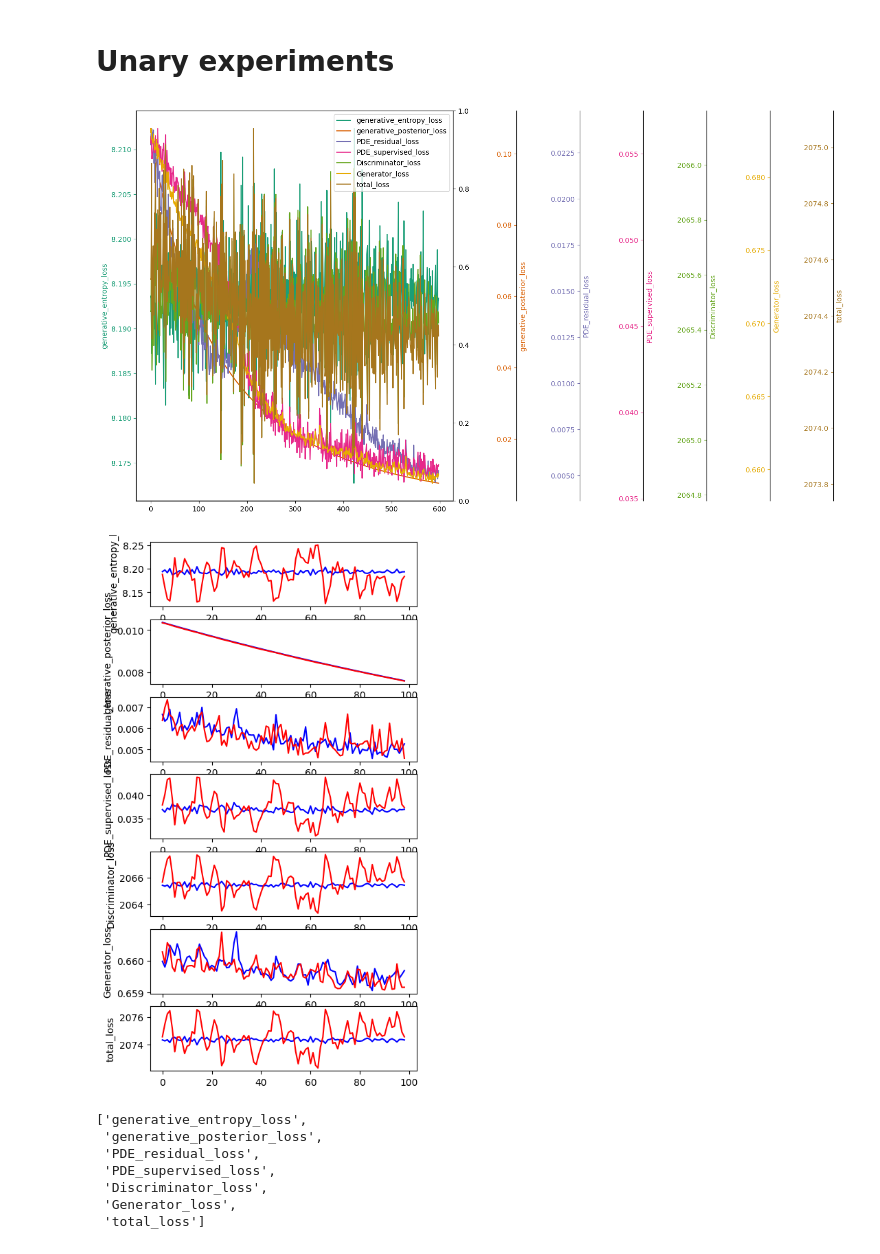
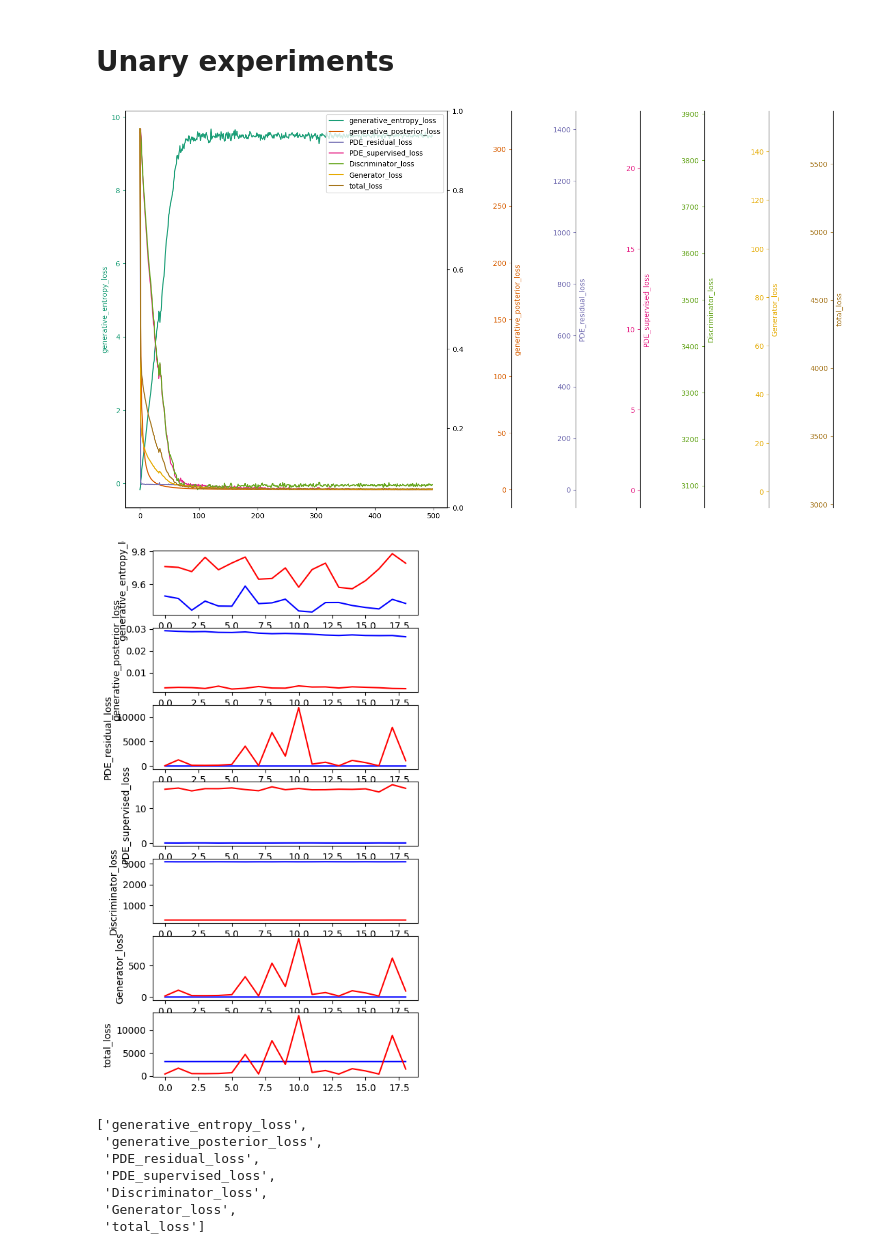
Before and after one commit to grmc1999/PhysicsSimulationDeepLearning, a Jupyter notebook: Notebooks/Result_analysis.ipynb, the cells around one changed output. Drawn from its saved outputs; the diff is of its cells as text; code cells hidden in the pictures.

```diff
--- a/Notebooks/Result_analysis.ipynb
+++ b/Notebooks/Result_analysis.ipynb
@@ -48,6 +49,7 @@ root="../Exps/GAN_PI"
 #root="../Exps/Data_sensibility_exps/GAN_PI"
 # %%
 model_id="GAN_PI_LL_s10_PDELL_D_os_3_G_os_5"
+model_id="GAN_PI_PointNet_LL_s10_PDELL"
 hist=np.load(os.path.join(root,model_id,"loss_results.npy"),allow_pickle=True)
 hist=hist.tolist()
 # %%
@@ -60,36 +62,38 @@ for k in hist[1]["train"]["generative_losses"][0].keys():
         reduce(lambda x,y:x+y,list(b[k] for b in hist[ep]["train"]["generative_losses"])) for ep in hist.keys()
     )
 
-inidx_1=200
+inidx_1=0
 inidx_2=-1
 fig,axs=plt.subplots(figsize=(10,10))
 fig.subplots_adjust(right=0.75)
 t_lines=[]
 axss=[axs]
+colors = mpl.colormaps['Dark2'].colors
+
 for i,(k,color) in enumerate(zip(step_loss.keys(),colors)):
 
     if i>0:
         axs.spines.left.set_position(("axes",1.0 + i*0.2))
         axs.spines.right.set_position(("axes",1.0 + i*0.2))
         axs.spines.top.set_position(("axes",1.0 + i*0.2))
     line=axs.plot(np.arange(len(step_loss[k][inidx_1:inidx_2])),step_loss[k][inidx_1:inidx_2],color=color,label=k)
     t_lines.append(line)
     axs=axs.twinx()
     axss.append(axs)
 
 
 for line,axs,label,color in zip(t_lines,axss,step_loss.keys(),colors):
     axs.yaxis.label.set_color(color)
     axs.set(ylabel=label)
     axs.tick_params(axis='y', colors=color)
 
 
 t_lines=reduce(lambda x,y:x+y,t_lines)
 axs.legend(t_lines,[l.get_label() for l in t_lines])
 
 plt.show()
 # %% [output]
-[figure, old version]
+[figure, new version]
 # %%
 step_loss_train={}
 step_loss_test={}
@@ -104,7 +108,7 @@ for k in hist[1]["test"]["generative_losses"][0].keys():
     )
 
 
-inidx_1=700
+inidx_1=480
 inidx_2=-1
 #fig,axs=plt.subplots(figsize=(5,5))
 fig=plt.figure(figsize=(5,10))
@@ -120,7 +124,7 @@ for i,(ax,k) in enumerate(zip(axs,step_loss.keys())):
 
 plt.show()
 # %% [output]
-[figure, old version]
+[figure, new version]
 # %%
 list(step_loss.keys())
 # %% [output]
```
Also changed, not shown: parts of 7 cells of this notebook, 5 other files.
